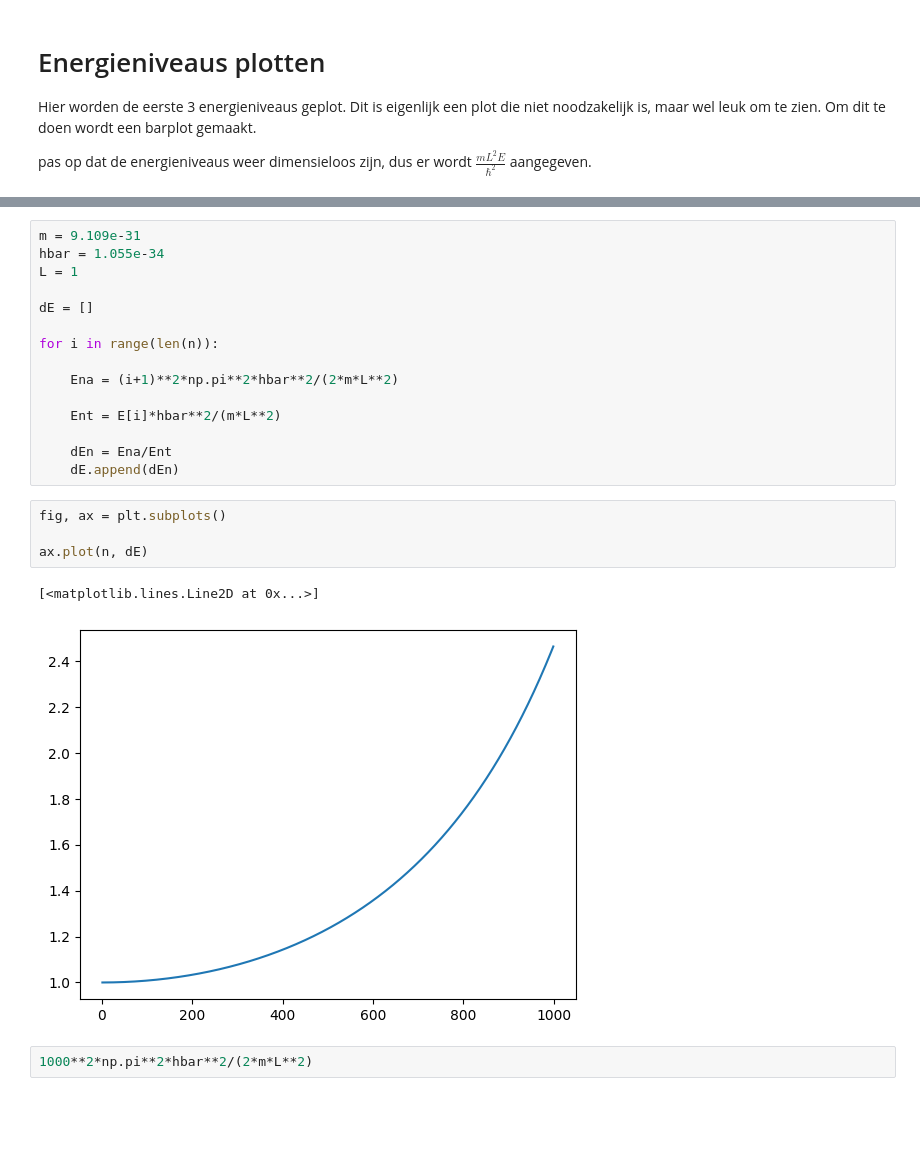
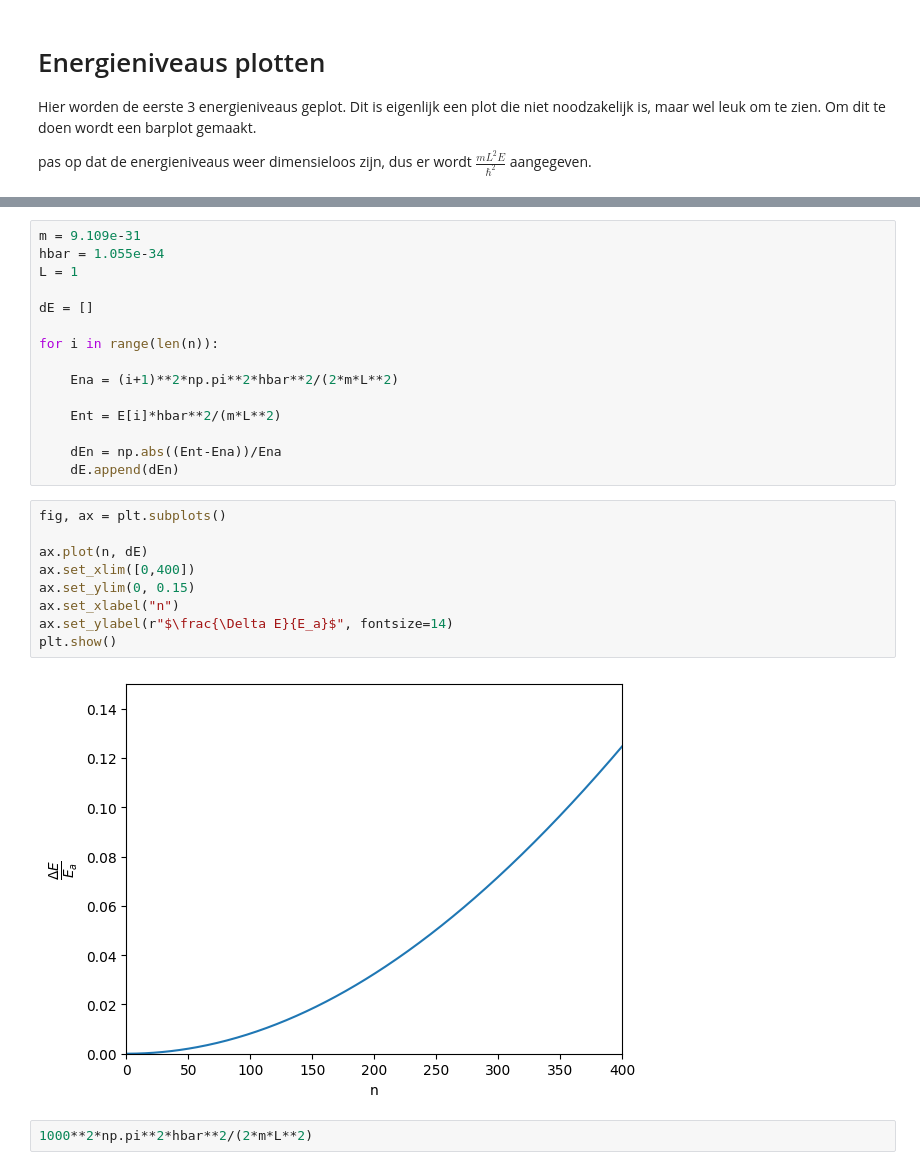
Before and after one commit to R4vante/School, a Jupyter notebook: ASIA/Infinite_well/1D-Schroedinger.ipynb, the cells around one changed output, grey strips where cells are left out. Cells and saved outputs as stored; diff of their text form; blank space fills up the shorter version.

```diff
--- a/ASIA/Infinite_well/1D-Schroedinger.ipynb
+++ b/ASIA/Infinite_well/1D-Schroedinger.ipynb
@@ -323,15 +325,19 @@ for i in range(len(n)):
 
     Ent = E[i]*hbar**2/(m*L**2)
 
-    dEn = Ena/Ent
+    dEn = np.abs((Ent-Ena))/Ena
     dE.append(dEn)
-# %%
-fig, ax = plt.subplots()
-
-ax.plot(n, dE)
-# %% [output]
-[<matplotlib.lines.Line2D at 0x...>]
-[figure, removed]
+# %%
+fig, ax = plt.subplots()
+
+ax.plot(n, dE)
+ax.set_xlim([0,400])
+ax.set_ylim(0, 0.15)
+ax.set_xlabel("n")
+ax.set_ylabel(r"$\frac{\Delta E}{E_a}$", fontsize=14)
+plt.show()
+# %% [output]
+[figure, added]
 # %%
 1000**2*np.pi**2*hbar**2/(2*m*L**2)
 # %% [output]
```
Also changed, not shown: parts of 5 cells of this notebook, 23 other files.
